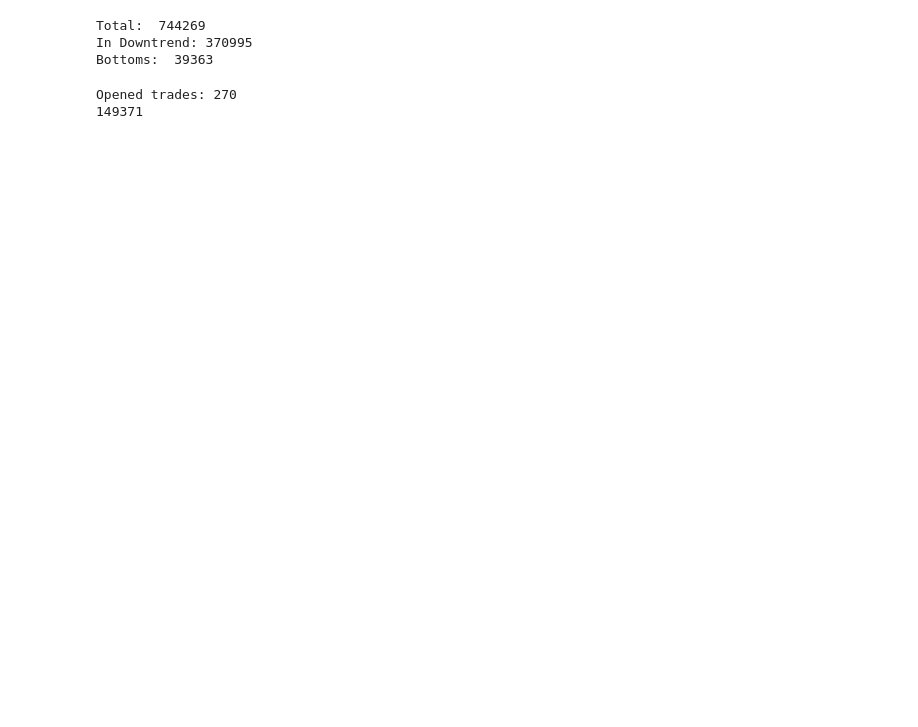
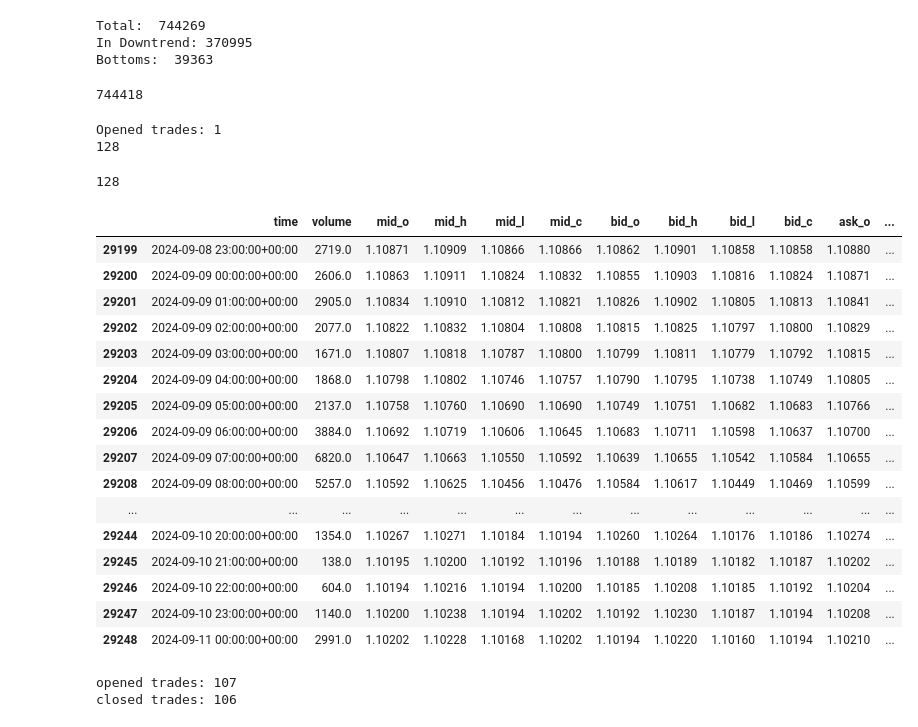
Before and after one commit to nickwhitley/algo-trade-bot, a Jupyter notebook: exploration/testing.ipynb, the cells around one changed output. Cells and saved outputs as stored; diff of their text form; code cells hidden in the pictures; blank space fills up the shorter version.

```diff
--- a/exploration/testing.ipynb
+++ b/exploration/testing.ipynb
@@ -621,20 +621,44 @@ def extract_trades(df):
 
     print(f"✅ Extracted {len(trades)} trade(s)")
     return trades
+# %%
+df = pd.read_pickle('../data/EUR_USD_M5.pkl')
+print(len(df))
+# %% [output]
+744418
 # %%
-df = pd.read_pickle('../backtesting/results/EUR_USD_M5_analyzed.pkl')
-# df = filter_df_by_date(df, "2024-01-01T00:00:00Z", "2024-01-15T00:00:00Z")
+df = pd.read_pickle('../backtesting/results/EUR_USD_H1_analyzed.pkl')
+df = filter_df_by_date(df, "2024-09-03T17:00:00Z", "2024-09-11T00:00:00Z")
 print("Opened trades:", (df['trade'] == 'opened').sum())
 print(len(df))
 # %% [output]
-Opened trades: 270
-149371
+Opened trades: 1
+128
 # %%
 plot_trades(df)
 # %%
-df = filter_df_by_date(df, "2024-01-08T18:40:00Z", "2024-01-10T07:30:00Z")
+
 print(len(df))
 df.tail(50)
+# %% [output]
+128
+|  | time | volume | mid_o | mid_h | mid_l | mid_c | bid_o | bid_h | bid_l | bid_c | ask_o | ... |
+| 29199 | 2024-09-08 23:00:00+00:00 | 2719.0 | 1.10871 | 1.10909 | 1.10866 | 1.10866 | 1.10862 | 1.10901 | 1.10858 | 1.10858 | 1.10880 | ... |
+| 29200 | 2024-09-09 00:00:00+00:00 | 2606.0 | 1.10863 | 1.10911 | 1.10824 | 1.10832 | 1.10855 | 1.10903 | 1.10816 | 1.10824 | 1.10871 | ... |
+| 29201 | 2024-09-09 01:00:00+00:00 | 2905.0 | 1.10834 | 1.10910 | 1.10812 | 1.10821 | 1.10826 | 1.10902 | 1.10805 | 1.10813 | 1.10841 | ... |
+| 29202 | 2024-09-09 02:00:00+00:00 | 2077.0 | 1.10822 | 1.10832 | 1.10804 | 1.10808 | 1.10815 | 1.10825 | 1.10797 | 1.10800 | 1.10829 | ... |
+| 29203 | 2024-09-09 03:00:00+00:00 | 1671.0 | 1.10807 | 1.10818 | 1.10787 | 1.10800 | 1.10799 | 1.10811 | 1.10779 | 1.10792 | 1.10815 | ... |
+| 29204 | 2024-09-09 04:00:00+00:00 | 1868.0 | 1.10798 | 1.10802 | 1.10746 | 1.10757 | 1.10790 | 1.10795 | 1.10738 | 1.10749 | 1.10805 | ... |
+| 29205 | 2024-09-09 05:00:00+00:00 | 2137.0 | 1.10758 | 1.10760 | 1.10690 | 1.10690 | 1.10749 | 1.10751 | 1.10682 | 1.10683 | 1.10766 | ... |
+| 29206 | 2024-09-09 06:00:00+00:00 | 3884.0 | 1.10692 | 1.10719 | 1.10606 | 1.10645 | 1.10683 | 1.10711 | 1.10598 | 1.10637 | 1.10700 | ... |
+| 29207 | 2024-09-09 07:00:00+00:00 | 6820.0 | 1.10647 | 1.10663 | 1.10550 | 1.10592 | 1.10639 | 1.10655 | 1.10542 | 1.10584 | 1.10655 | ... |
+| 29208 | 2024-09-09 08:00:00+00:00 | 5257.0 | 1.10592 | 1.10625 | 1.10456 | 1.10476 | 1.10584 | 1.10617 | 1.10449 | 1.10469 | 1.10599 | ... |
+| ... | ... | ... | ... | ... | ... | ... | ... | ... | ... | ... | ... | ... |
+| 29244 | 2024-09-10 20:00:00+00:00 | 1354.0 | 1.10267 | 1.10271 | 1.10184 | 1.10194 | 1.10260 | 1.10264 | 1.10176 | 1.10186 | 1.10274 | ... |
+| 29245 | 2024-09-10 21:00:00+00:00 | 138.0 | 1.10195 | 1.10200 | 1.10192 | 1.10196 | 1.10188 | 1.10189 | 1.10182 | 1.10187 | 1.10202 | ... |
+| 29246 | 2024-09-10 22:00:00+00:00 | 604.0 | 1.10194 | 1.10216 | 1.10194 | 1.10200 | 1.10185 | 1.10208 | 1.10185 | 1.10192 | 1.10204 | ... |
+| 29247 | 2024-09-10 23:00:00+00:00 | 1140.0 | 1.10200 | 1.10238 | 1.10194 | 1.10202 | 1.10192 | 1.10230 | 1.10187 | 1.10194 | 1.10208 | ... |
+| 29248 | 2024-09-11 00:00:00+00:00 | 2991.0 | 1.10202 | 1.10228 | 1.10168 | 1.10202 | 1.10194 | 1.10220 | 1.10160 | 1.10194 | 1.10210 | ... |
 # %%
 
 df.reset_index(drop=True, inplace=True)
@@ -738,9 +762,12 @@ draw.highlight_strong_bullish_candles(fig, df, 'blue')
 
 fig.show()
 # %%
-df = pd.read_pickle('../backtesting/results/EUR_USD_H1_analyzed.pkl')
-# df = df[df['trade'] == 'opened']
-df.tail(80)
+df = pd.read_pickle('../backtesting/results/EUR_USD_M5_analyzed.pkl')
+print("opened trades:", (df['trade'] == 'opened').sum())
+print("closed trades:", df['trade'].isin(['closed - tp', 'closed - sl']).sum())
+# %% [output]
+opened trades: 107
+closed trades: 106
 # %%
 pairs = ["EUR_USD"]
 granularities = ['M5']
```
Also changed, not shown: parts of 3 cells of this notebook, 3 other files.
